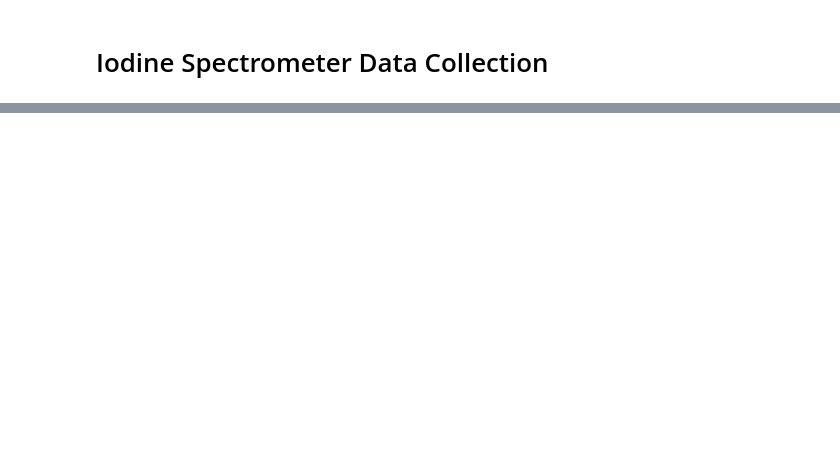
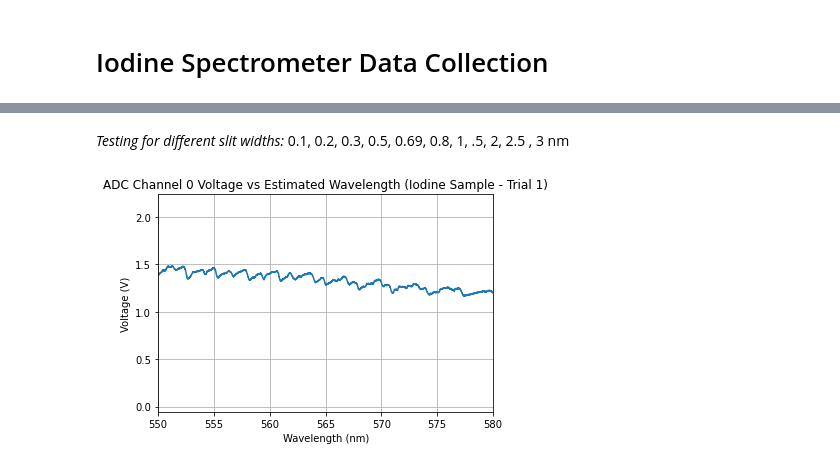
Before and after one commit to RachelOdunuga/4th-Year-Labs, a Jupyter notebook: Lab 2 - Iodine Spectrometer/Data Aquisition.ipynb, the cells around one changed output, grey strips where cells are left out. Cells and saved outputs as stored; diff of their text form; code cells hidden in the pictures; blank space fills up the shorter version.

```diff
--- a/Lab 2 - Iodine Spectrometer/Data Aquisition.ipynb
+++ b/Lab 2 - Iodine Spectrometer/Data Aquisition.ipynb
@@ -121,0 +136,14 @@ plt.grid(True)
+# %% [markdown]
+*Testing for different slit widths:* 0.1, 0.2, 0.3, 0.5, 0.69, 0.8, 1, .5, 2, 2.5 , 3 nm
+# %%
+wavelengths = np.array(df["wavelength"])
+voltages = np.array(df["mean_v"])
+
+plt.plot(wavelengths, voltages)
+plt.xlabel("Wavelength (nm)")
+plt.xlim(550,580)
+plt.ylabel("Voltage (V)")
+plt.title(f"ADC Channel 0 Voltage vs Estimated Wavelength ({run_label})")
+plt.grid(True)
+# %% [output]
+[figure, added]
```
Also changed, not shown: parts of 9 cells of this notebook.
